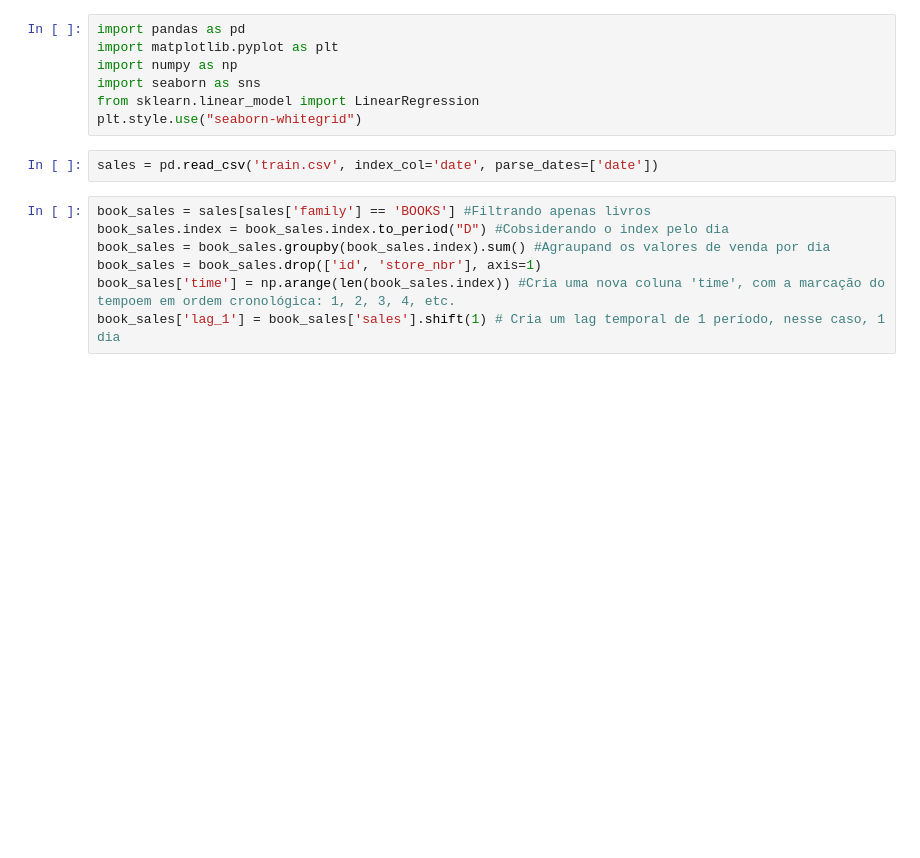
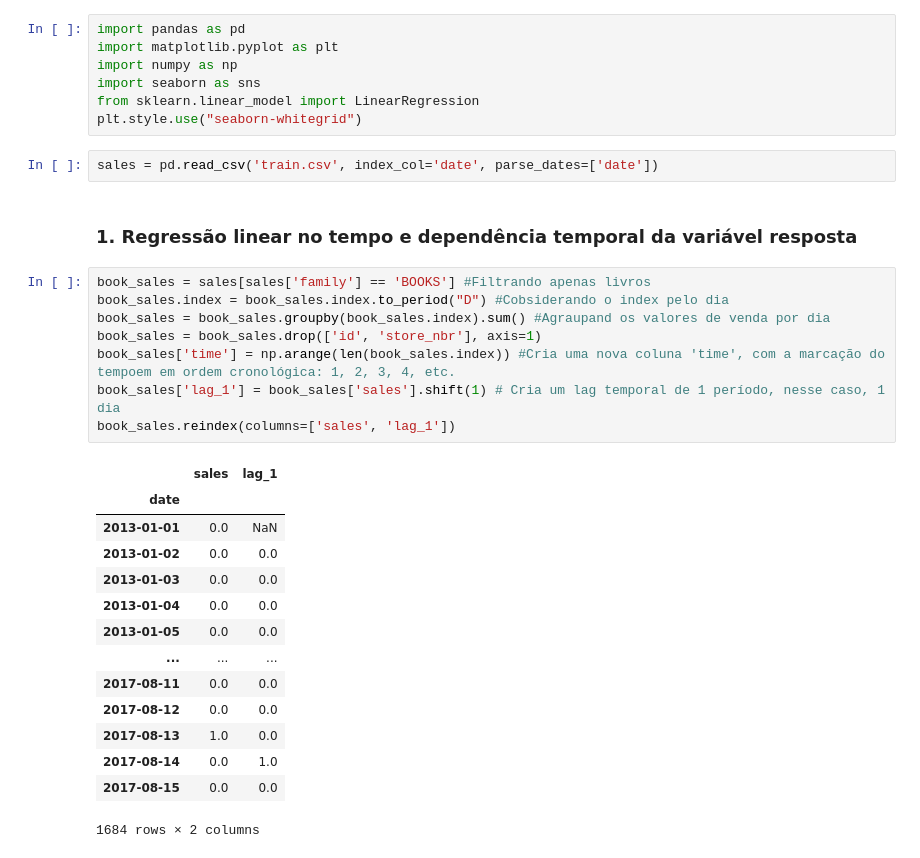
Before and after one commit to LissesCastro/Estudo-Series_Temporais, a Jupyter notebook: kaggle-series-temporais.ipynb, the cells around one changed output. Cells and saved outputs as stored; diff of their text form; blank space fills up the shorter version.

```diff
--- a/kaggle-series-temporais.ipynb
+++ b/kaggle-series-temporais.ipynb
@@ -7,10 +9,28 @@ from sklearn.linear_model import LinearRegression
 plt.style.use("seaborn-whitegrid")
 # %%
 sales = pd.read_csv('train.csv', index_col='date', parse_dates=['date'])
+# %% [markdown]
+<h3>1. Regressão linear no tempo e dependência temporal da variável resposta</h3>
 # %%
 book_sales = sales[sales['family'] == 'BOOKS'] #Filtrando apenas livros
 book_sales.index = book_sales.index.to_period("D") #Cobsiderando o index pelo dia
 book_sales = book_sales.groupby(book_sales.index).sum() #Agraupand os valores de venda por dia
 book_sales = book_sales.drop(['id', 'store_nbr'], axis=1)
 book_sales['time'] = np.arange(len(book_sales.index)) #Cria uma nova coluna 'time', com a marcação do tempoem em ordem cronológica: 1, 2, 3, 4, etc.
 book_sales['lag_1'] = book_sales['sales'].shift(1) # Cria um lag temporal de 1 período, nesse caso, 1 dia
+book_sales.reindex(columns=['sales', 'lag_1'])
+# %% [output]
+|  | sales | lag_1 |
+| date |  |  |
+| 2013-01-01 | 0.0 | NaN |
+| 2013-01-02 | 0.0 | 0.0 |
+| 2013-01-03 | 0.0 | 0.0 |
+| 2013-01-04 | 0.0 | 0.0 |
+| 2013-01-05 | 0.0 | 0.0 |
+| ... | ... | ... |
+| 2017-08-11 | 0.0 | 0.0 |
+| 2017-08-12 | 0.0 | 0.0 |
+| 2017-08-13 | 1.0 | 0.0 |
+| 2017-08-14 | 0.0 | 1.0 |
+| 2017-08-15 | 0.0 | 0.0 |
+1684 rows × 2 columns
```
Also changed, not shown: parts of 6 cells of this notebook.
